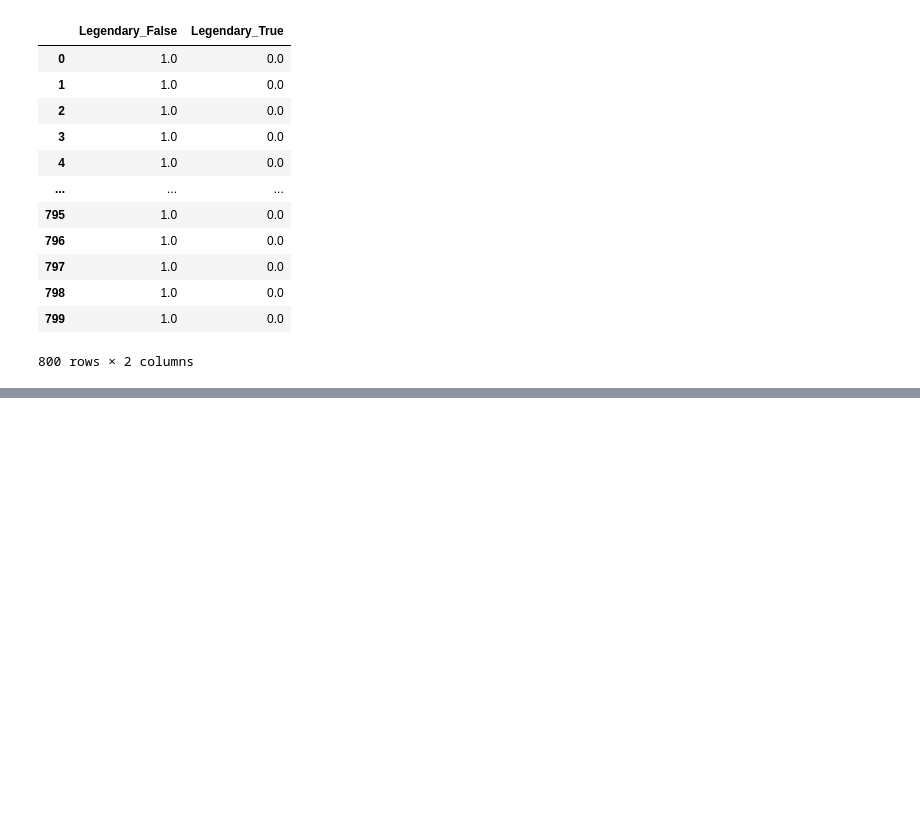
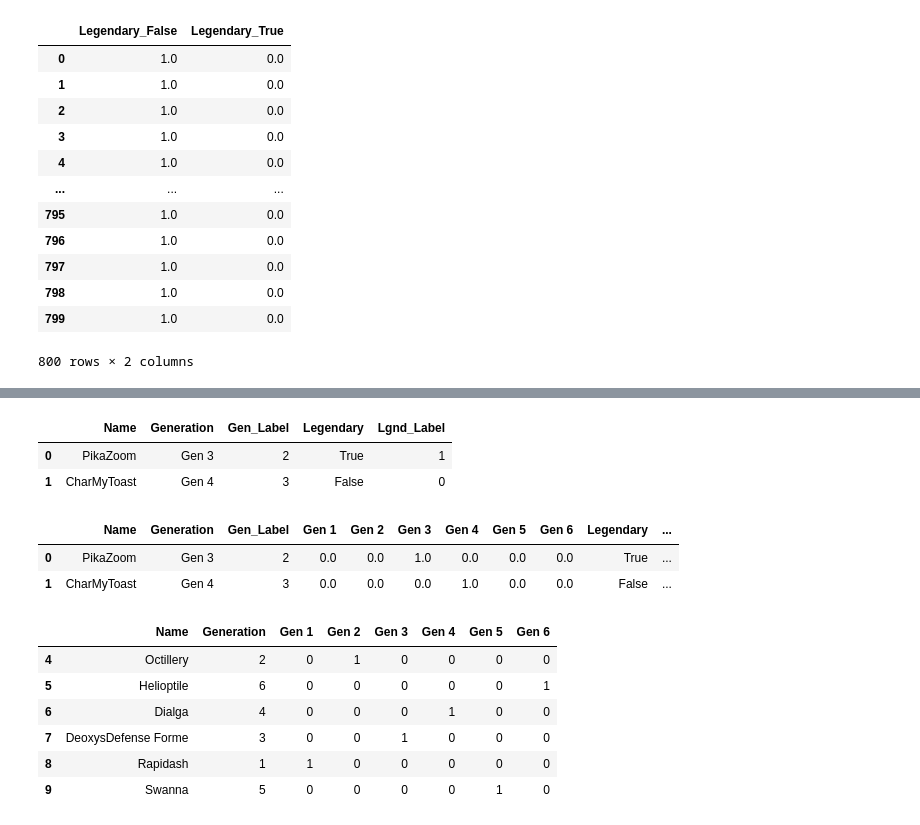
Before and after one commit to EAsencios/DEEP-LEARING, a Jupyter notebook: fea_eng_interation.ipynb, the cells around one changed output, grey strips where cells are left out. Saved outputs shown, nothing was run; the diff lists cells and outputs as text; code cells hidden in the pictures; blank space fills up the shorter version.

```diff
--- a/fea_eng_interation.ipynb
+++ b/fea_eng_interation.ipynb
@@ -189,0 +193,37 @@ poke_df_ohe[columns]
+# %%
+new_gen_labels = gen_le.transform(new_poke_df['Generation'])
+new_poke_df['Gen_Label'] = new_gen_labels
+
+new_leg_labels = leg_le.transform(new_poke_df['Legendary'])
+new_poke_df['Lgnd_Label'] = new_leg_labels
+
+new_poke_df[['Name', 'Generation', 'Gen_Label', 'Legendary', 'Lgnd_Label']]
+# %% [output]
+|  | Name | Generation | Gen_Label | Legendary | Lgnd_Label |
+| 0 | PikaZoom | Gen 3 | 2 | True | 1 |
+| 1 | CharMyToast | Gen 4 | 3 | False | 0 |
+# %%
+new_gen_feature_arr = gen_ohe.transform(new_poke_df[['Gen_Label']]).toarray()
+new_gen_features = pd.DataFrame(new_gen_feature_arr, columns=gen_feature_labels)
+
+new_leg_feature_arr = leg_ohe.transform(new_poke_df[['Lgnd_Label']]).toarray()
+new_leg_features = pd.DataFrame(new_leg_feature_arr, columns=leg_feature_labels)
+
+new_poke_ohe = pd.concat([new_poke_df, new_gen_features, new_leg_features], axis=1)
+columns = sum([['Name', 'Generation', 'Gen_Label'], gen_feature_labels, ['Legendary', 'Lgnd_Label'], leg_feature_labels], [])
+new_poke_ohe[columns]
+# %% [output]
+|  | Name | Generation | Gen_Label | Gen 1 | Gen 2 | Gen 3 | Gen 4 | Gen 5 | Gen 6 | Legendary | ... |
+| 0 | PikaZoom | Gen 3 | 2 | 0.0 | 0.0 | 1.0 | 0.0 | 0.0 | 0.0 | True | ... |
+| 1 | CharMyToast | Gen 4 | 3 | 0.0 | 0.0 | 0.0 | 1.0 | 0.0 | 0.0 | False | ... |
+# %%
+gen_onehot_features = pd.get_dummies(poke_df['GenerationLabel'])
+pd.concat([poke_df[['Name', 'Generation']], gen_onehot_features], axis=1).iloc[4:10]
+# %% [output]
+|  | Name | Generation | Gen 1 | Gen 2 | Gen 3 | Gen 4 | Gen 5 | Gen 6 |
+| 4 | Octillery | 2 | 0 | 1 | 0 | 0 | 0 | 0 |
+| 5 | Helioptile | 6 | 0 | 0 | 0 | 0 | 0 | 1 |
+| 6 | Dialga | 4 | 0 | 0 | 0 | 1 | 0 | 0 |
+| 7 | DeoxysDefense Forme | 3 | 0 | 0 | 1 | 0 | 0 | 0 |
+| 8 | Rapidash | 1 | 1 | 0 | 0 | 0 | 0 | 0 |
+| 9 | Swanna | 5 | 0 | 0 | 0 | 0 | 1 | 0 |
```
Also changed, not shown: parts of 2 cells of this notebook.
